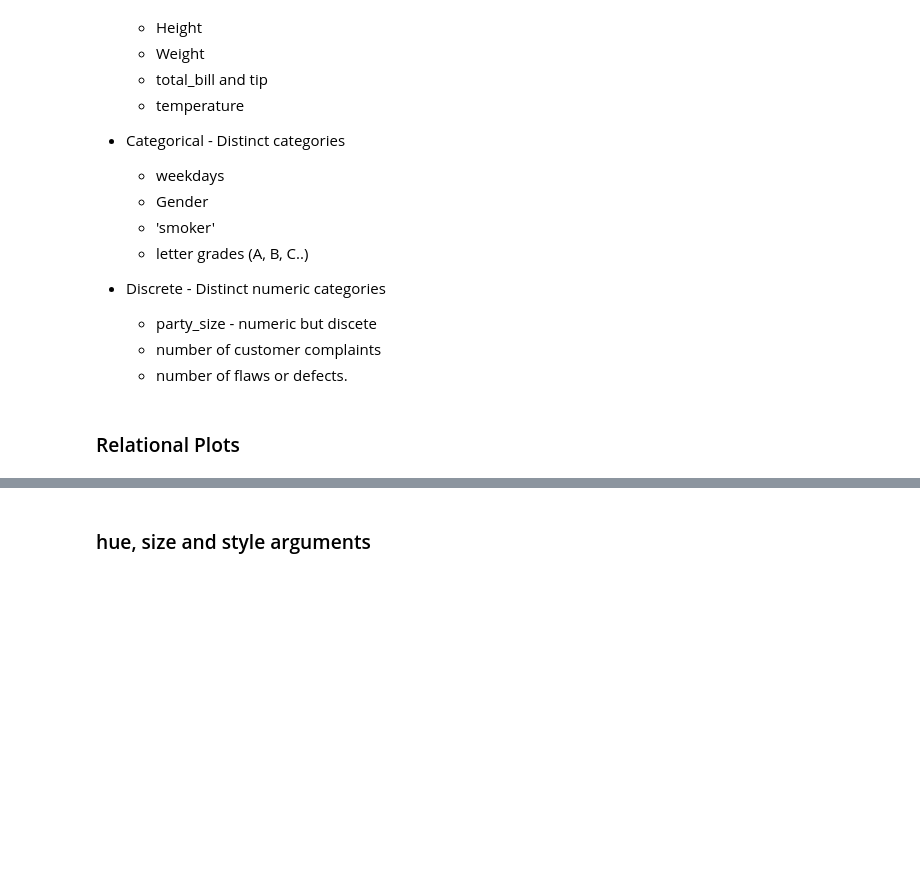
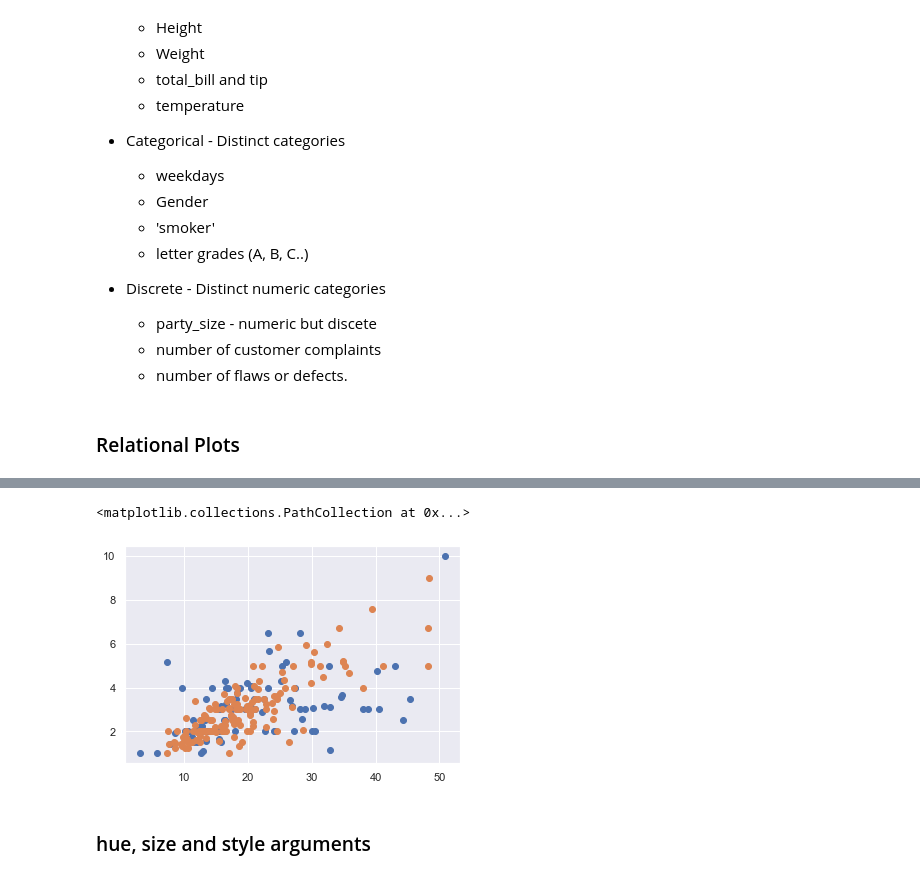
Before and after one commit to CodeupClassroom/kalpana-data-science-libraries, a Jupyter notebook: seaborn-lesson.ipynb, the cells around one changed output, grey strips where cells are left out. Drawn from its saved outputs; the diff is of its cells as text; code cells hidden in the pictures; blank space fills up the shorter version.

```diff
--- a/seaborn-lesson.ipynb
+++ b/seaborn-lesson.ipynb
@@ -72,3 +137,13 @@ sns.set_theme()  # https://seaborn.pydata.org/generated/seaborn.set_theme.html
+# %%
+smokers = tips[tips.smoker == 'Yes']
+non_smokers = tips[tips.smoker == 'No']
+# %%
+# the tradional matplotlib approach
+plt.scatter(smokers.total_bill, smokers.tip)
+plt.scatter(non_smokers.total_bill, non_smokers.tip)
+# %% [output]
+<matplotlib.collections.PathCollection at 0x...>
+[figure, added]
 # %% [markdown]
 ### hue, size and style arguments
 # %%
```
Also changed, not shown: parts of 35 cells of this notebook.
